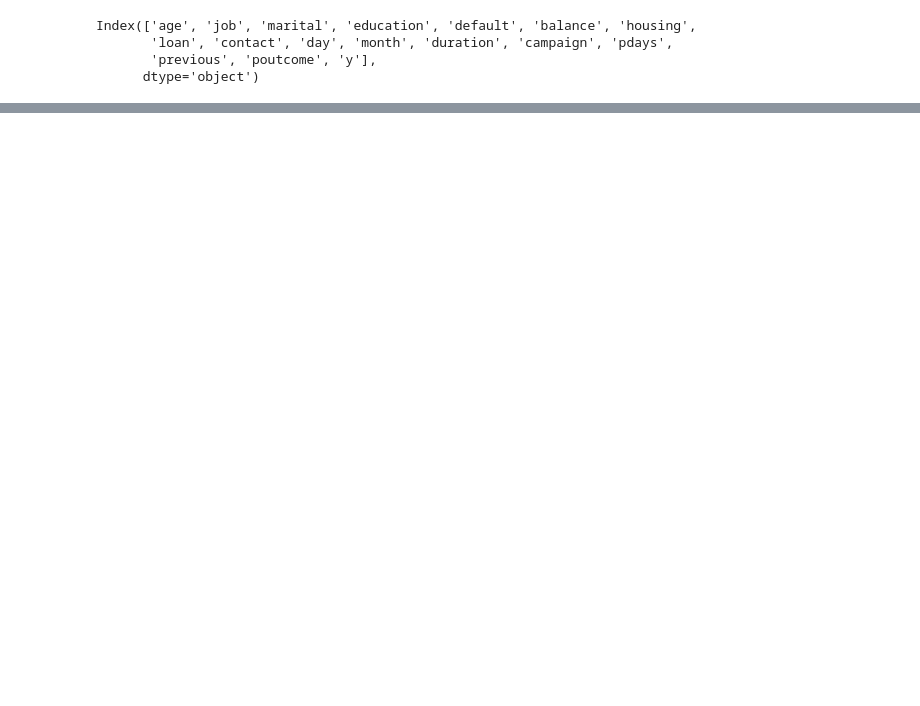
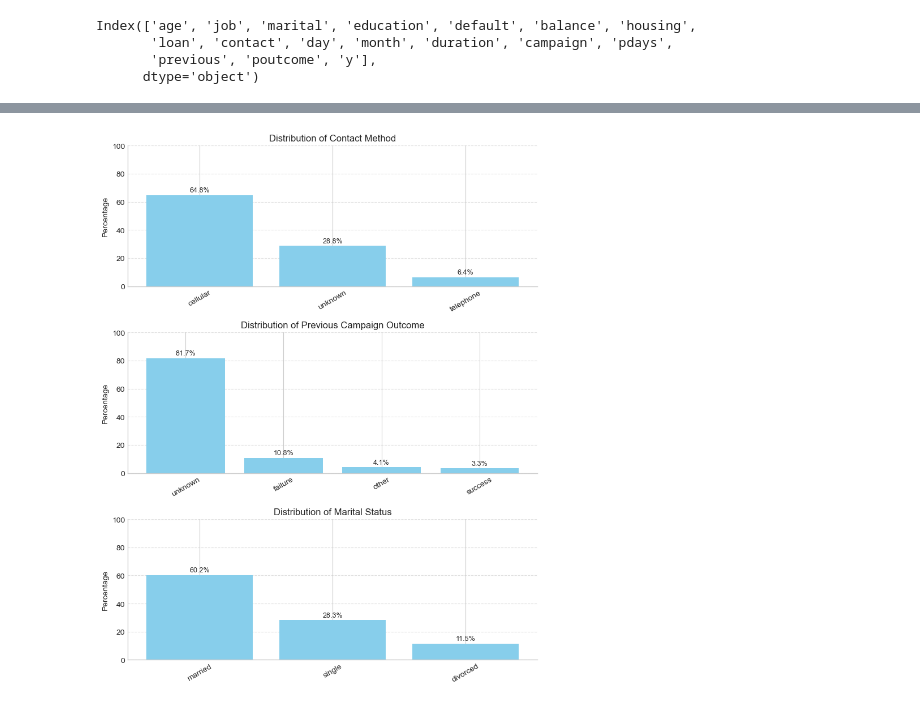
Before and after one commit to zinnew/bachelor, a Jupyter notebook: ensemble.ipynb, the cells around one changed output, grey strips where cells are left out. Cells and saved outputs as stored; diff of their text form; code cells hidden in the pictures; blank space fills up the shorter version.

```diff
--- a/ensemble.ipynb
+++ b/ensemble.ipynb
@@ -36,0 +40,42 @@ dtype: int64
+# %%
+plt.style.use('seaborn-v0_8-whitegrid')
+
+variables = ['contact', 'poutcome', 'marital']
+
+titles ={
+        'contact': "Distribution of Contact Method",
+        'poutcome': "Distribution of Previous Campaign Outcome",
+        'marital': "Distribution of Marital Status"
+    }
+
+fig, axes = plt.subplots(3, 1, figsize=(8, 10))
+
+for i, var in enumerate(variables):
+    percentages = df[var].value_counts(normalize=True).sort_values(ascending=False)*100
+
+    bars = axes[i].bar(percentages.index, percentages.values,color='skyblue')
+
+    axes[i].set_title(titles[var],fontsize=12)
+    axes[i].set_ylabel("Percentage")
+    axes[i].set_ylim(0,100)
+
+
+    # Rotate labels
+    axes[i].tick_params(axis='x', rotation=30)
+
+    # Add value labels
+    for j, v in enumerate(percentages.values):
+        axes[i].text(j, v + 1, f"{v:.1f}%", ha='center', va='bottom',fontsize=9)
+
+    # Add gridlines consistently
+    axes[i].grid(axis='y', linestyle='--', alpha=0.6)
+
+    axes[i].spines['top'].set_visible(False)
+    axes[i].spines['right'].set_visible(False)
+
+
+
+plt.tight_layout()
+plt.show()
+# %% [output]
+[figure, added]
```
Also changed, not shown: parts of 24 cells of this notebook.
